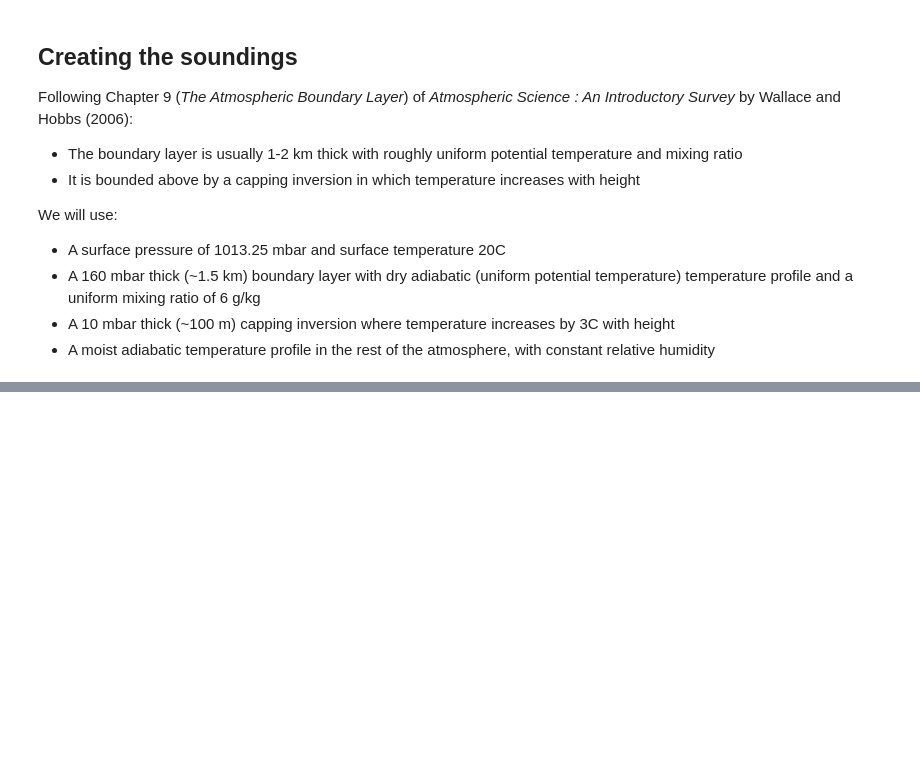
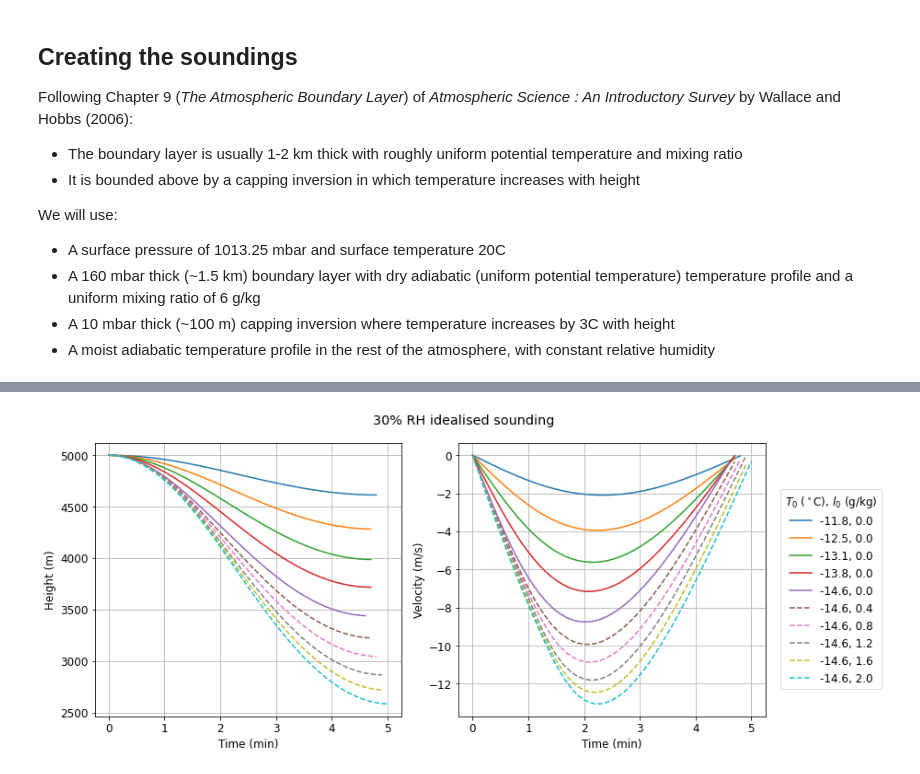
Before and after one commit to tschanzer/taste-of-research-21T3, a Jupyter notebook: notebooks/20211103_idealised_sounding_experiments/20211103_idealised_sounding_experiments.ipynb, the cells around one changed output, grey strips where cells are left out. Saved outputs shown, nothing was run; the diff lists cells and outputs as text; code cells hidden in the pictures; blank space fills up the shorter version.

```diff
--- a/notebooks/20211103_idealised_sounding_experiments/20211103_idealised_sounding_experiments.ipynb
+++ b/notebooks/20211103_idealised_sounding_experiments/20211103_idealised_sounding_experiments.ipynb
@@ -146,0 +295,31 @@ plt.show()
+# %%
+# simple height/velocity plot
+fig = plt.figure(figsize=(13,5))
+ax1 = fig.add_subplot(121)
+ax2 = fig.add_subplot(122)
+for i, sol in enumerate(sols[0:5]):
+    ax1.plot(time, sol.height)
+    ax2.plot(time, sol.velocity,
+             label='{:.1f}, {:.1f}'.format(t_initial[i].m, l_initial[i]*1e3))
+
+for i, sol in enumerate(sols[5:]):
+    ax1.plot(time, sol.height, '--')
+    ax2.plot(time, sol.velocity, '--',
+             label='{:.1f}, {:.1f}'.format(t_initial[i+5].m, l_initial[i+5]*1e3))
+
+ax1.set(
+    xlabel='Time (min)',
+    ylabel='Height (m)')
+ax2.set(
+    xlabel='Time (min)',
+    ylabel='Velocity (m/s)')
+ax1.grid()
+ax2.grid()
+lgd = ax2.legend(loc=(1.05, 0.1))
+lgd.set_title('$T_0$ ($^\circ$C), $l_0$ (g/kg)')
+
+fig.tight_layout()
+fig.suptitle('30% RH idealised sounding', y=1.05)
+plt.show()
+# %% [output]
+[figure, added]
```
Also changed, not shown: parts of 15 cells of this notebook, 4 other files.
